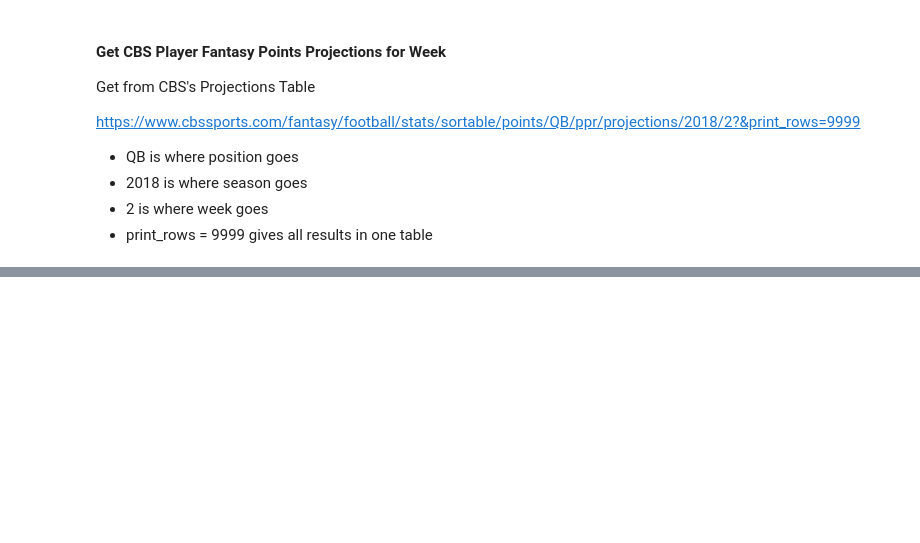
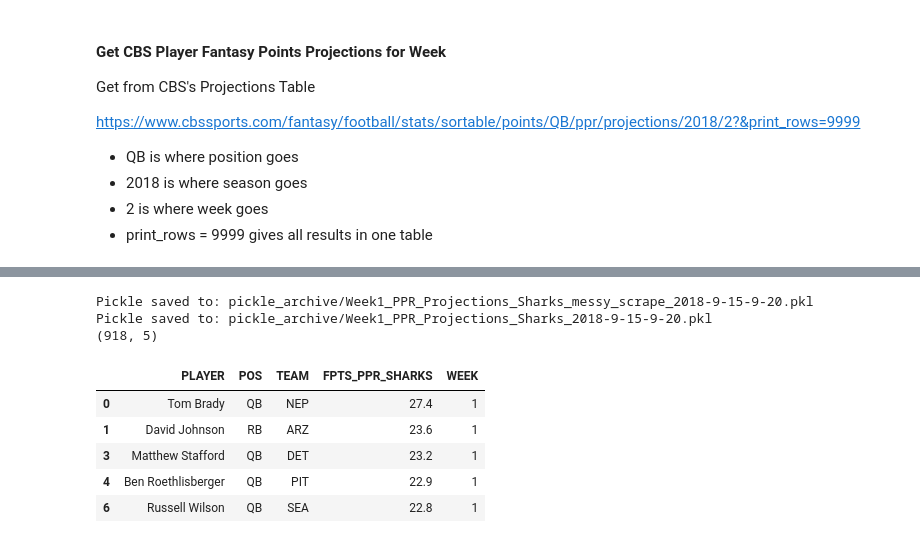
Before and after one commit to zgscherrer/Project-Fantasy-Football, a Jupyter notebook: data/Scraping Fantasy Football Data.ipynb, the cells around one changed output, grey strips where cells are left out. Saved outputs shown, nothing was run; the diff lists cells and outputs as text; code cells hidden in the pictures; blank space fills up the shorter version.

```diff
--- a/data/Scraping Fantasy Football Data.ipynb
+++ b/data/Scraping Fantasy Football Data.ipynb
@@ -498,0 +630,23 @@ Pickle saved to: pickle_archive/Week1_PPR_Projections_CBS_2018-9-13-17-45.pkl
+# %%
+#WEEK 1 PROJECTIONS
+#CALL SCRAPE AND FORMATTING OF FANTASY SHARKS WEEKLY PROJECTIONS - AND SAVE TO PICKLES FOR LATER USE
+
+#scrape data and save the messy full dataframe
+df_wk1_ppr_proj_sharks_scrape = scrape_weekly_player_projections_Sharks(1, 2018)
+save_to_pickle(df_wk1_ppr_proj_sharks_scrape, 'pickle_archive', 'Week1_PPR_Projections_Sharks_messy_scrape')
+
+#format data to extract just player pts/playr/pos/team/week and save the data
+df_wk1_ppr_proj_sharks = format_extract_PPR_player_points_Sharks(df_wk1_ppr_proj_sharks_scrape)
+save_to_pickle(df_wk1_ppr_proj_sharks, 'pickle_archive', 'Week1_PPR_Projections_Sharks')
+print(df_wk1_ppr_proj_sharks.shape)
+df_wk1_ppr_proj_sharks.head()
+# %% [output]
+Pickle saved to: pickle_archive/Week1_PPR_Projections_Sharks_messy_scrape_2018-9-15-9-20.pkl
+Pickle saved to: pickle_archive/Week1_PPR_Projections_Sharks_2018-9-15-9-20.pkl
+(918, 5)
+|  | PLAYER | POS | TEAM | FPTS_PPR_SHARKS | WEEK |
+| 0 | Tom Brady | QB | NEP | 27.4 | 1 |
+| 1 | David Johnson | RB | ARZ | 23.6 | 1 |
+| 3 | Matthew Stafford | QB | DET | 23.2 | 1 |
+| 4 | Ben Roethlisberger | QB | PIT | 22.9 | 1 |
+| 6 | Russell Wilson | QB | SEA | 22.8 | 1 |
```
Also changed, not shown: parts of 43 cells of this notebook, 26 other files.
